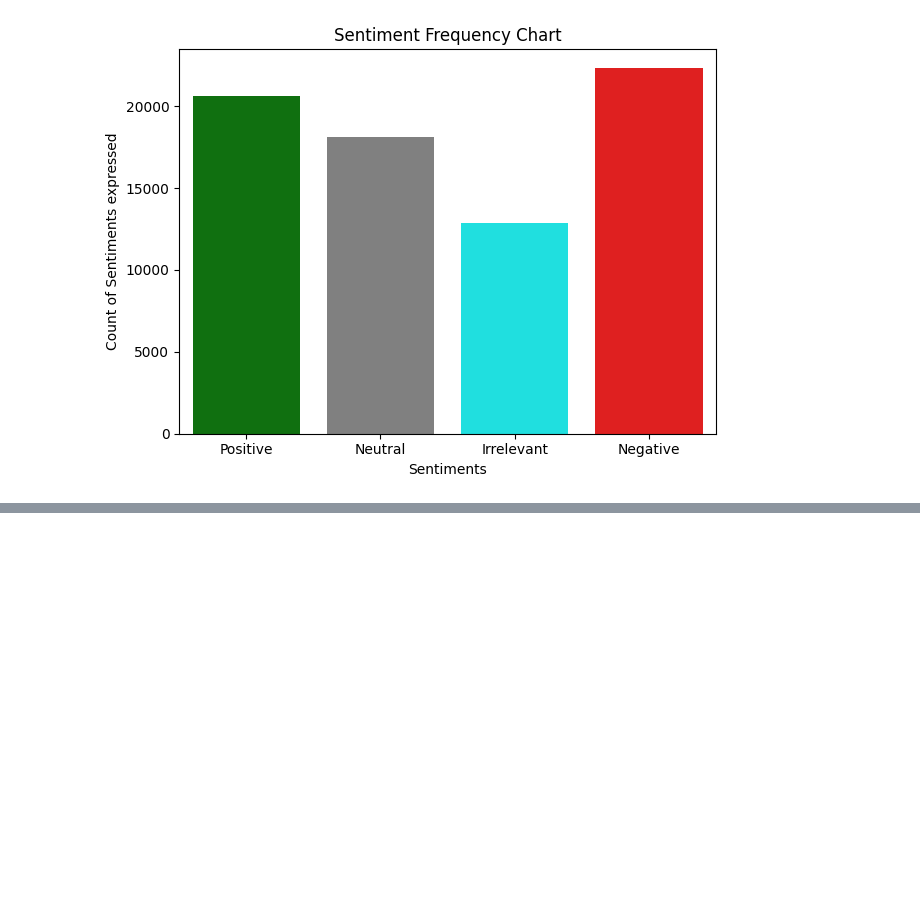
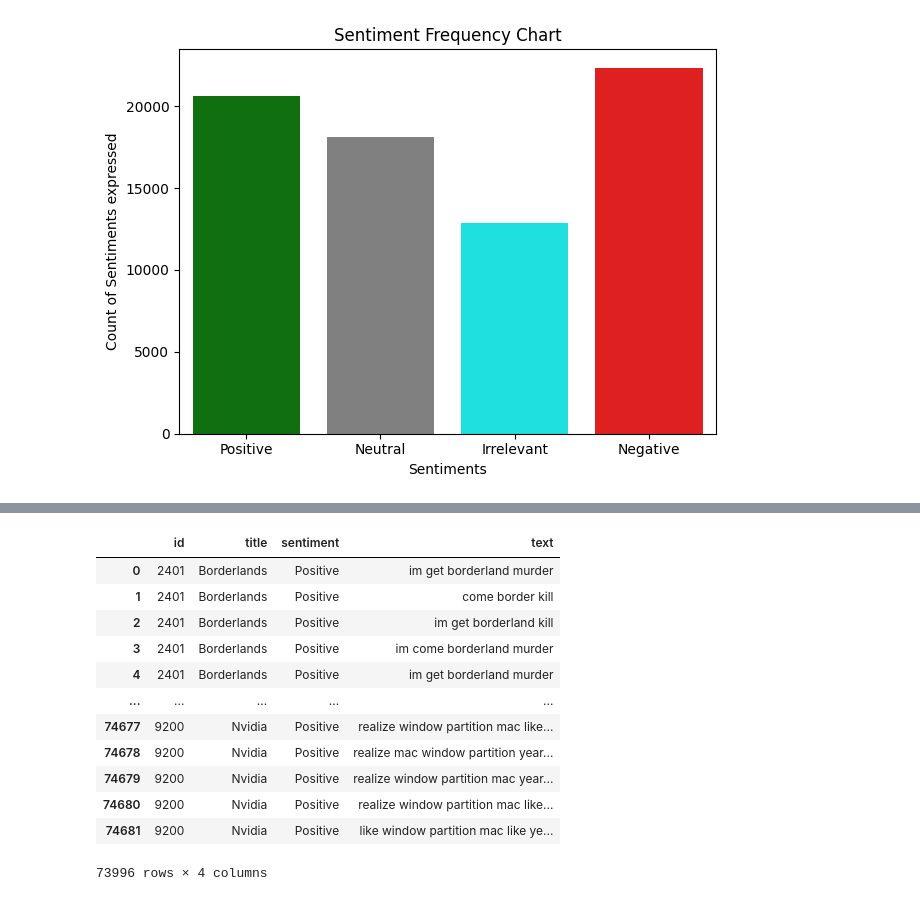
Before and after one commit to namitabagri/Text-Sentiment-Classifier, a Jupyter notebook: colab.ipynb, the cells around one changed output, grey strips where cells are left out. Saved outputs shown, nothing was run; the diff lists cells and outputs as text; code cells hidden in the pictures; blank space fills up the shorter version.

Commit message:
fixed the lemmatize feature by adding POS tagging.

```diff
--- a/colab.ipynb
+++ b/colab.ipynb
@@ -112,12 +123,25 @@ plt.show()
 # %%
 stop_words = set(stopwords.words('english'))
 lm = lemmy()
+
 def clean(text):
     text=text.lower() #lowercase
+
     no_punct = re.sub(r'[^a-z\s]','',text) #remove punctuation, digits
+
     words = word_tokenize(no_punct) #split text into words, returns a list
+
     words = [i for i in words if i not in stop_words] #remove stopwords
-    words = [lm.lemmatize(i) for i in words] #lemmatize returns a string
+
+    pos_tags = nltk.pos_tag(words) # returns a tuple (word, pos tag)
+    words = [
+    lm.lemmatize(word, pos='v') if tag.startswith('V') else  # If tag starts with 'V', treat as verb
+    lm.lemmatize(word, pos='n') if tag.startswith('N') else  # If tag starts with 'N', treat as noun
+    lm.lemmatize(word, pos='a') if tag.startswith('R') else  # If tag starts with 'R', treat as adjective/adverb
+    lm.lemmatize(word)  # Default to noun if no match
+    for word, tag in pos_tags
+    ] #lemmatize returns a string
+
     clean_words = ' '.join(words) # joins the words in the list seperated by a space
 
     return clean_words
@@ -131,0 +150,16 @@ True
+# %%
+train_df
+# %% [output]
+|  | id | title | sentiment | text |
+| 0 | 2401 | Borderlands | Positive | im get borderland murder |
+| 1 | 2401 | Borderlands | Positive | come border kill |
+| 2 | 2401 | Borderlands | Positive | im get borderland kill |
+| 3 | 2401 | Borderlands | Positive | im come borderland murder |
+| 4 | 2401 | Borderlands | Positive | im get borderland murder |
+| ... | ... | ... | ... | ... |
+| 74677 | 9200 | Nvidia | Positive | realize window partition mac like... |
+| 74678 | 9200 | Nvidia | Positive | realize mac window partition year... |
+| 74679 | 9200 | Nvidia | Positive | realize window partition mac year... |
+| 74680 | 9200 | Nvidia | Positive | realize window partition mac like... |
+| 74681 | 9200 | Nvidia | Positive | like window partition mac like ye... |
+73996 rows × 4 columns
```
Also changed, not shown: parts of 3 cells of this notebook.
